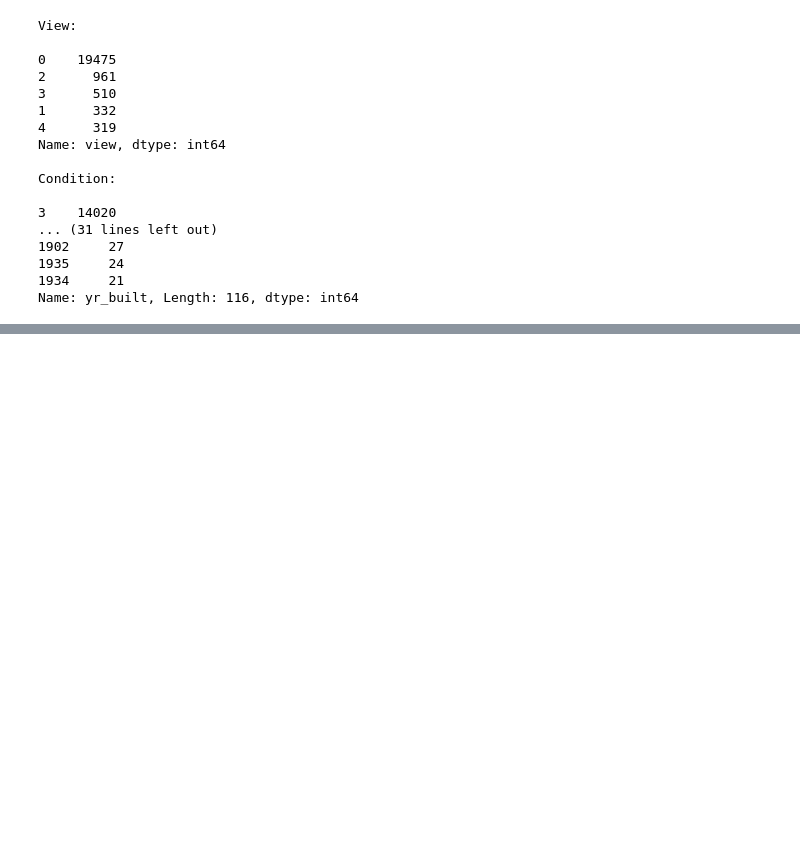
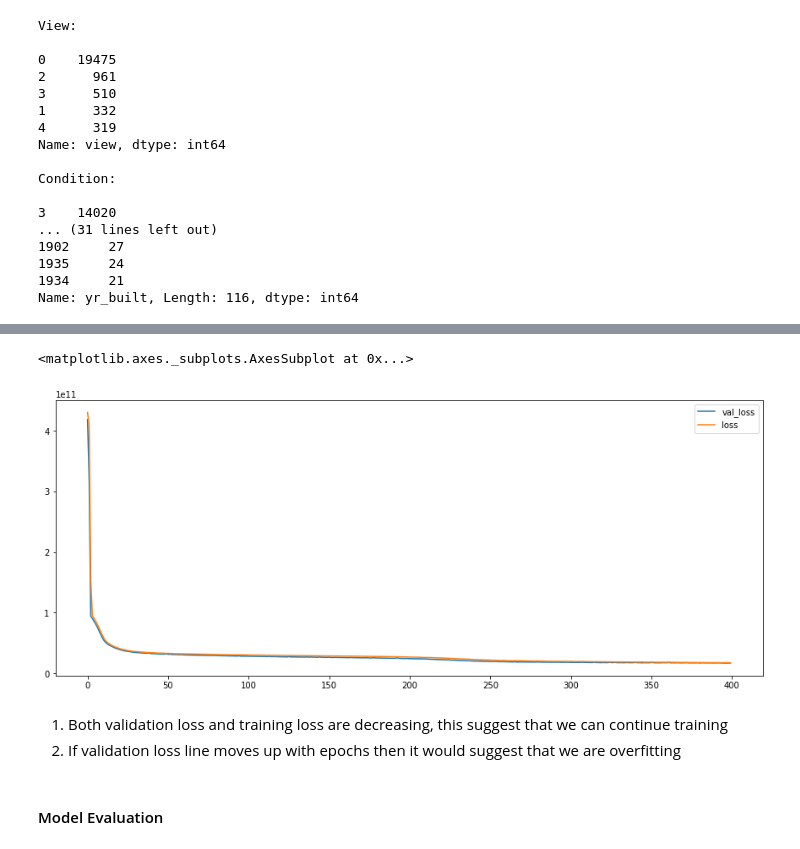
Before and after one commit to ansks/predict-house-price-kaggle, a Jupyter notebook: housing_price.ipynb, the cells around one changed output, grey strips where cells are left out. Drawn from its saved outputs; the diff is of its cells as text; code cells hidden in the pictures; blank space fills up the shorter version.

Commit message:
Added Keras models regression based method

```diff
--- a/housing_price.ipynb
+++ b/housing_price.ipynb
@@ -406,0 +368,4 @@ sns.boxplot(x= 'yr_renovated', y = 'price', data = df)
+# %%
+minmax_scaler.fit(X_train)
+X_train_scaled = minmax_scaler.transform(X_train)
+X_test_scaled = minmax_scaler.transform(X_test)
@@ -406,0 +381,23 @@ sns.boxplot(x= 'yr_renovated', y = 'price', data = df)
+# %%
+model = Sequential()
+
+## input layer
+model.add(Flatten(input_shape = X_train.shape[1:]))
+
+## hidden layers
+model.add(Dense(19, activation = 'relu'))
+model.add(Dense(19, activation = 'relu'))
+model.add(Dense(19, activation = 'relu'))
+model.add(Dense(19, activation = 'relu'))
+model.add(Dense(19, activation = 'relu'))
+model.add(Dense(19, activation = 'relu'))
+
+# output layer
+model.add(Dense(1))
+
+## compiling models - optimizer and loss function type
+model.compile(optimizer = 'adam', loss = 'mse')
+# %%
+model.fit(x = X_train_scaled, y = y_train,
+         validation_data= (X_test_scaled, y_test),
+         batch_size=128, epochs=400)
@@ -406,0 +425,2 @@ sns.boxplot(x= 'yr_renovated', y = 'price', data = df)
+# %%
+losses_attained = pd.DataFrame(model.history.history)
@@ -406,0 +436,8 @@ sns.boxplot(x= 'yr_renovated', y = 'price', data = df)
+# %%
+losses_attained.plot(figsize=(15,6))
+# %% [output]
+<matplotlib.axes._subplots.AxesSubplot at 0x...>
+[figure, added]
+# %% [markdown]
+1. Both validation loss and training loss are decreasing, this suggest that we can continue training
+2. If validation loss line moves up with epochs then it would suggest that we are overfitting
@@ -406,0 +446,2 @@ sns.boxplot(x= 'yr_renovated', y = 'price', data = df)
+# %% [markdown]
+#### Model Evaluation
```
Also changed, not shown: parts of 77 cells of this notebook.
